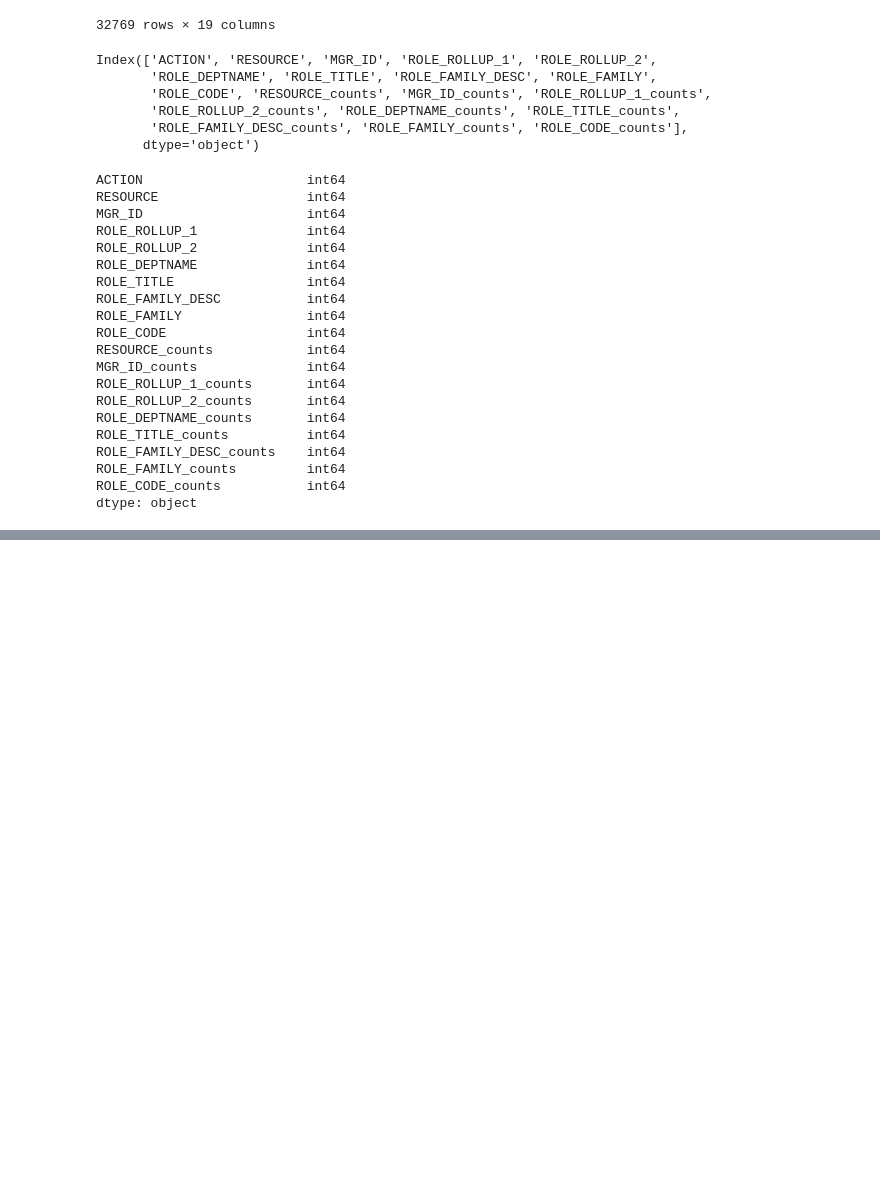
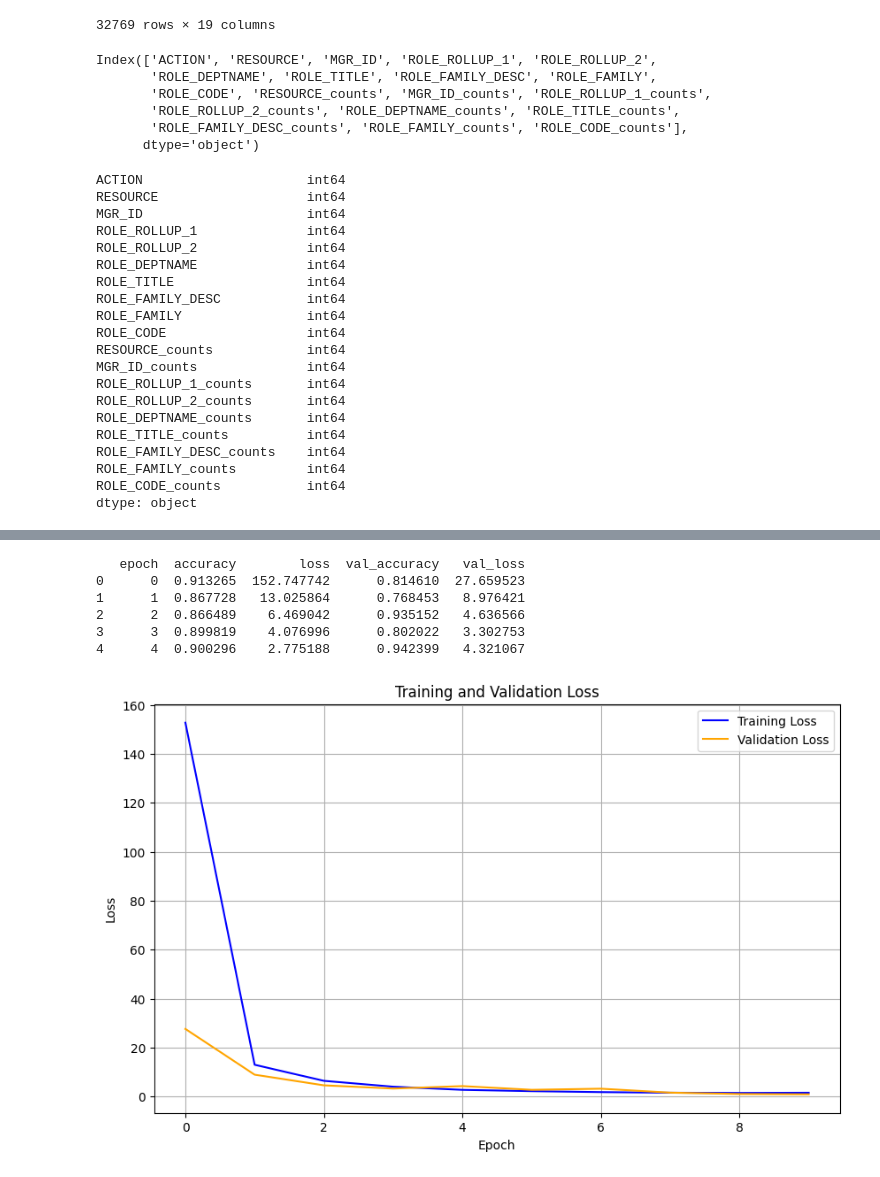
Before and after one commit to arjunravi26/Data-Science-Bootcamp, a Jupyter notebook: Week 21/DL Practical/amazon.ipynb, the cells around one changed output, grey strips where cells are left out. Saved outputs shown, nothing was run; the diff lists cells and outputs as text; code cells hidden in the pictures; blank space fills up the shorter version.

```diff
--- a/Week 21/DL Practical/amazon.ipynb
+++ b/Week 21/DL Practical/amazon.ipynb
@@ -171,0 +234,22 @@ model.fit(X_train,y_train)
+# %%
+log_data = pd.read_csv('training_log.csv')
+print(log_data.head())  # To view the columns
+# %% [output]
+   epoch  accuracy        loss  val_accuracy   val_loss
+0      0  0.913265  152.747742      0.814610  27.659523
+1      1  0.867728   13.025864      0.768453   8.976421
+2      2  0.866489    6.469042      0.935152   4.636566
+3      3  0.899819    4.076996      0.802022   3.302753
+4      4  0.900296    2.775188      0.942399   4.321067
+# %%
+plt.figure(figsize=(10, 6))
+plt.plot(log_data['epoch'], log_data['loss'], label='Training Loss', color='blue')
+plt.plot(log_data['epoch'], log_data['val_loss'], label='Validation Loss', color='orange')
+plt.title('Training and Validation Loss')
+plt.xlabel('Epoch')
+plt.ylabel('Loss')
+plt.legend()
+plt.grid()
+plt.show()
+# %% [output]
+[figure, added]
```
Also changed, not shown: parts of 17 cells of this notebook.
